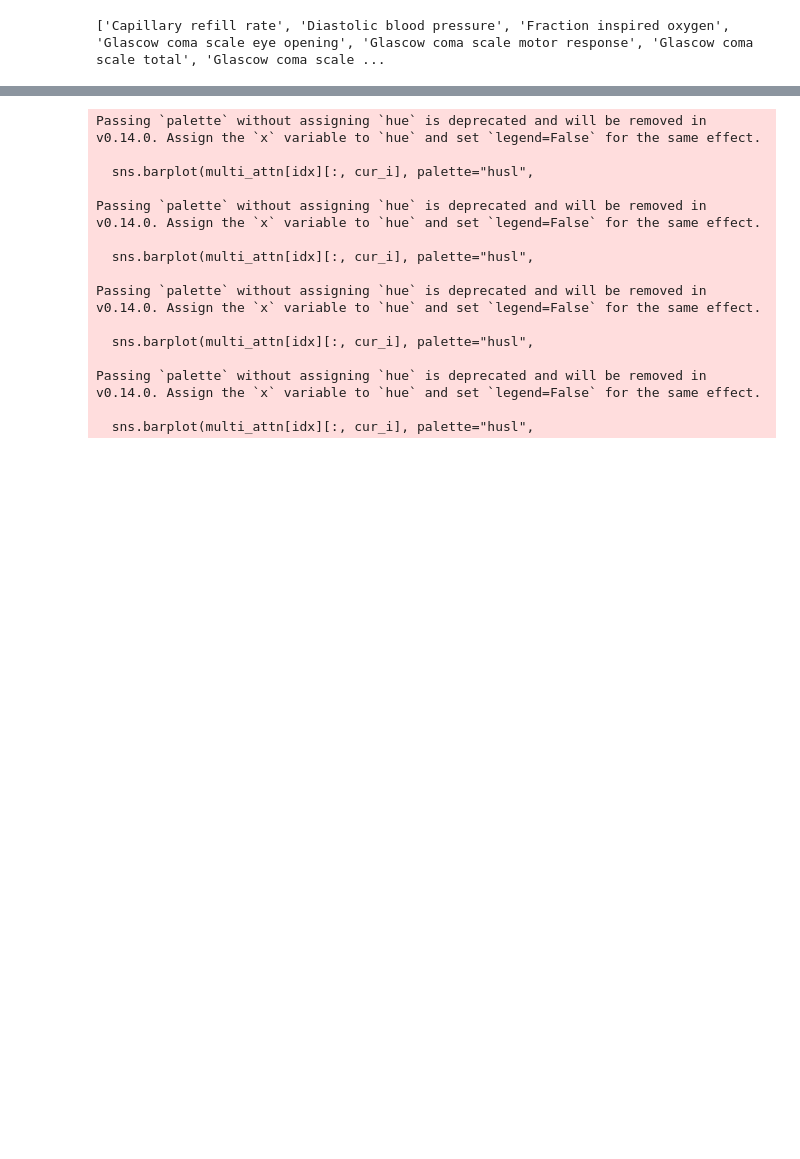
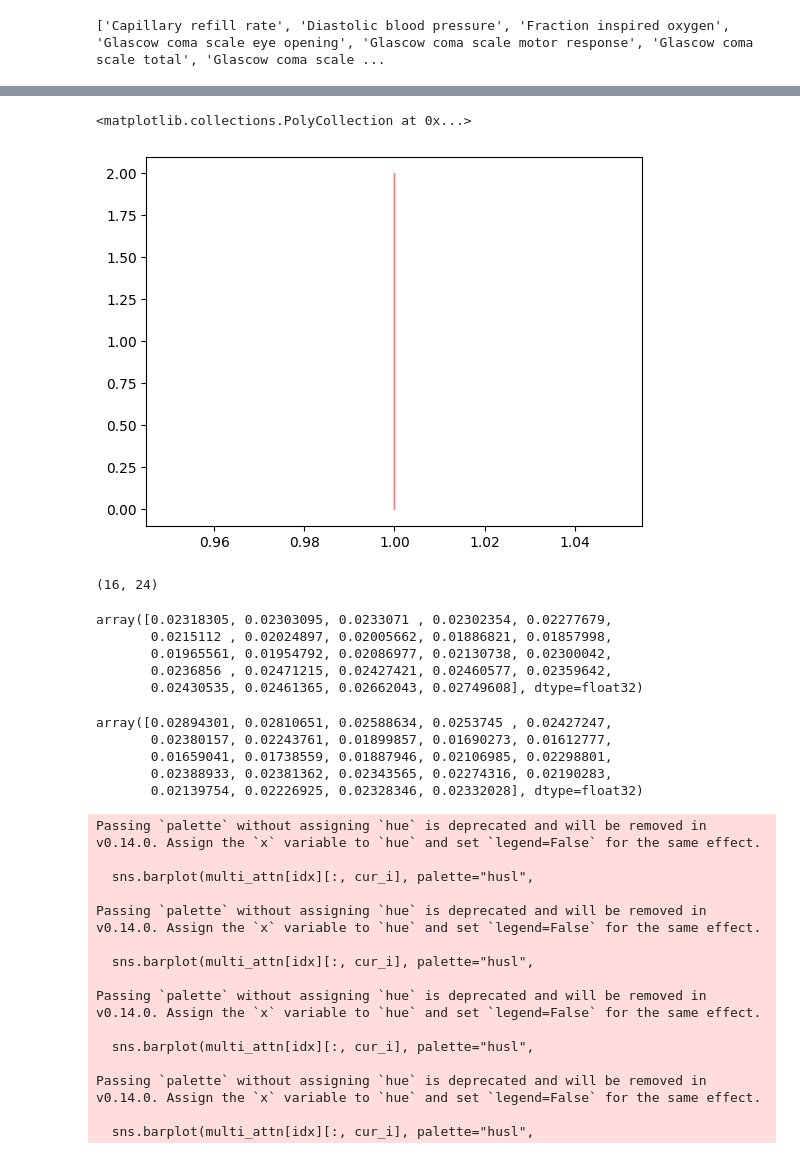
Before and after one commit to HKU-MedAI/CTPD, a Jupyter notebook: notebooks/visualize_multimodal.ipynb, the cells around one changed output, grey strips where cells are left out. Saved outputs shown, nothing was run; the diff lists cells and outputs as text; code cells hidden in the pictures; blank space fills up the shorter version.

```diff
--- a/notebooks/visualize_multimodal.ipynb
+++ b/notebooks/visualize_multimodal.ipynb
@@ -383,3 +424,29 @@ sns.heatmap(ts_attn.cpu().numpy()[idx, :, :24])
+# %%
+fig, ax = plt.subplots(1, 1)
+ax.fill_between(1, [1, 2], color="red", alpha=0.5)
+# %% [output]
+<matplotlib.collections.PolyCollection at 0x...>
+[figure, added]
+# %%
+ts_atten_matrix.shape
+# %% [output]
+(16, 24)
+# %%
+ts_atten_matrix[0]
+# %% [output]
+array([0.02318305, 0.02303095, 0.0233071 , 0.02302354, 0.02277679,
+       0.0215112 , 0.02024897, 0.02005662, 0.01886821, 0.01857998,
+       0.01965561, 0.01954792, 0.02086977, 0.02130738, 0.02300042,
+       0.0236856 , 0.02471215, 0.02427421, 0.02460577, 0.02359642,
+       0.02430535, 0.02461365, 0.02662043, 0.02749608], dtype=float32)
+# %%
+ts_atten_matrix[1]
+# %% [output]
+array([0.02894301, 0.02810651, 0.02588634, 0.0253745 , 0.02427247,
+       0.02380157, 0.02243761, 0.01899857, 0.01690273, 0.01612777,
+       0.01659041, 0.01738559, 0.01887946, 0.02106985, 0.02298801,
+       0.02388933, 0.02381362, 0.02343565, 0.02274316, 0.02190283,
+       0.02139754, 0.02226925, 0.02328346, 0.02332028], dtype=float32)
 # %%
 idxs = [1, 8, 12, 20]
 import numpy as np
```
Also changed, not shown: parts of 9 cells of this notebook, 6 other files.
